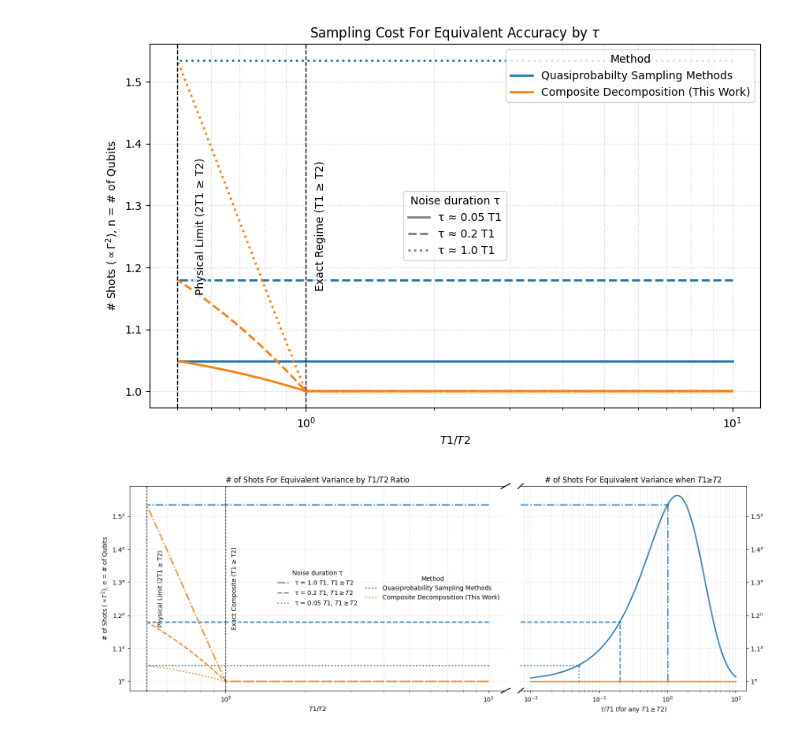
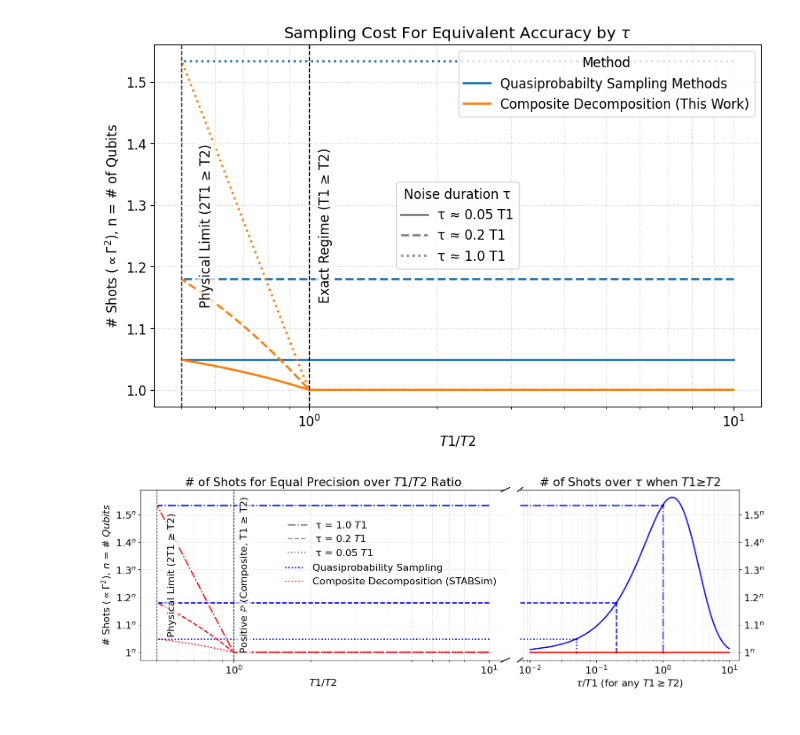
Before and after one commit to pnnl/NWQ-Sim, a Jupyter notebook: stabilizer/damping_work/variance.ipynb, the cells around one changed output. Saved outputs shown, nothing was run; the diff lists cells and outputs as text; code cells hidden in the pictures.

```diff
--- a/stabilizer/damping_work/variance.ipynb
+++ b/stabilizer/damping_work/variance.ipynb
@@ -245,8 +245,7 @@ ax.axvline(x=0.5, color='black', linestyle='--', linewidth=1)
 ax.text(
     0.55, 0.5, 'Physical Limit (2T1 ≥ T2)',
     transform=ax.get_xaxis_transform(),  # x in data, y in axes fraction
-    rotation=90, va='center', ha='left',
-    fontsize=10, color='black',
+    rotation=90, va='center', ha='left', color='black',
     bbox=dict(boxstyle='round,pad=0.2', fc='white', ec='none', alpha=0.7)
 )
 
@@ -255,8 +254,7 @@ ax.axvline(x=1, color='black', linestyle='--', linewidth=1)
 ax.text(
     1.05, 0.5, 'Exact Regime (T1 ≥ T2)',
     transform=ax.get_xaxis_transform(),
-    rotation=90, va='center', ha='left',
-    fontsize=10, color='black',
+    rotation=90, va='center', ha='left', color='black',
     bbox=dict(boxstyle='round,pad=0.2', fc='white', ec='none', alpha=0.7)
 )
 
@@ -276,7 +274,7 @@ plt.title(r'Sampling Cost For Equivalent Accuracy by $\tau$')
 plt.grid(True, which='both', linestyle=':', alpha=0.6)
 plt.show()
 # %% [output]
-[figure, old version]
+[figure, new version]
 # %%
 import numpy as np
 import matplotlib.pyplot as plt
@@ -312,37 +310,43 @@ for tau in taus_dense:
     curve_stab_tau.append(overhead(q2)**2)
 
 # Figure with two panels
-fig = plt.figure(figsize=(18,6))
+fig = plt.figure(figsize=(20,5))
 gs = GridSpec(1, 2, width_ratios=[2.0, 1.2], wspace=0.05)
 axL = fig.add_subplot(gs[0])
 axR = fig.add_subplot(gs[1], sharey=axL)
 
 # Left: T1/T2 curves (methods by color, τ by linestyle)
-linestyles = [ ':', '--', '-.']
-colors = {'quasi': '#1f77b4', 'stab': '#ff7f0e'}
+linestyles = [ ':', '--', '-.', '-']
+colors = {'quasi': "#0000ff", 'stab': "#ff0000"}
 for i, tau in enumerate(taus):
     ls = linestyles[i % len(linestyles)]
     axL.plot(T1/T2, quasi[i], linestyle=ls, color=colors['quasi'], linewidth=2,
-             label='Quasiprobability Sampling Methods' if i == 0 else None)
+             label='Quasiprobability Sampling' if i == 0 else None)
     axL.plot(T1/T2, stab[i],  linestyle=ls, color=colors['stab'],  linewidth=2,
-             label='Composite Decomposition (This Work)' if i == 0 else None)
+             label='Composite Decomposition (STABSim)' if i == 0 else None)
 
 
 # Markers at x=0.5 and x=1
 axL.axvline(x=0.5, color='black', linestyle='--', linewidth=1)
 axL.text(0.55, 0.5, 'Physical Limit (2T1 ≥ T2)', transform=axL.get_xaxis_transform(),
-         rotation=90, va='center', ha='left', fontsize=10,
+         rotation=90, va='center', ha='left',
          bbox=dict(boxstyle='round,pad=0.2', fc='white', ec='none', alpha=0.7))
 axL.axvline(x=1, color='black', linestyle='--', linewidth=1)
-axL.text(1.05, 0.5, 'Exact Composite (T1 ≥ T2)', transform=axL.get_xaxis_transform(),
-         rotation=90, va='center', ha='left', fontsize=10,
+axL.text(1.05, 0.5, r'Positive $\mathbb{P}$ (Composite, T1 ≥ T2)', transform=axL.get_xaxis_transform(),
+         rotation=90, va='center', ha='left', backgroundcolor='none',
          bbox=dict(boxstyle='round,pad=0.2', fc='white', ec='none', alpha=0.7))
 
 axL.set_xscale('log')
 axL.set_xlabel(r'$T1/T2$')
-axL.set_ylabel(r'# of Shots ($\propto \Gamma^2$), $n$ = # of Qubits')
+axL.set_ylabel(r'# Shots ($\propto \Gamma^2$), $n$ = # $Qubits$')
 axL.grid(True, which='both', linestyle=':', alpha=0.6)
-leg_methods = axL.legend(loc='center right', title='Method', frameon=False)
+
+leg_methods = axL.legend(
+    loc='center left',
+    bbox_to_anchor=(1.05, 0.5),  # shift right: 1.05 is just beyond the axes
+    title='Method',
+    frameon=False
+)
 
 # Right: τ/T1 curves “expanding from” x=1
 axR.plot(taus_dense/T1_scalar, curve_quasi_tau, color=colors['quasi'], linewidth=2)
@@ -387,37 +391,55 @@ for i, tau in enumerate(taus):
     axR.plot([xR], [yR_quasi], marker='o', ms=3, color=colors['quasi'], zorder=13)
     axR.plot([xR], [yR_stab],  marker='o', ms=3, color=colors['stab'],  zorder=13)
 
 # ...existing code...
 
 # Visual “expansion” effect: break marks and connector from x=1 to right panel left edge
 axL.spines['right'].set_visible(False)
 axR.spines['left'].set_visible(False)
 axR.yaxis.tick_right()
 axR.tick_params(labelleft=False)
 
 d = 0.012
 kwargs = dict(transform=axL.transAxes, color='k', clip_on=False)
 axL.plot((1-d, 1+d), (-d, +d), **kwargs)
 axL.plot((1-d, 1+d), (1-d, 1+d), **kwargs)
 kwargs.update(transform=axR.transAxes)
 axR.plot((-d, +d), (-d, +d), **kwargs)
 axR.plot((-d, +d), (1-d, 1+d), **kwargs)
 
-# τ legend for linestyles (one entry per τ)
+# Method legend (color) - anchor outside to the right
+leg_methods = axL.legend(
+    loc='center right',
+    # bbox_to_anchor=(0,.1),  # push further right so it's outside the plot but inside figure
+    frameon=False
+)
+
+# τ legend (linestyles) - keep inside plot area
 from matplotlib.lines import Line2D
 tau_handles = [
     Line2D([0], [0], color='gray', linestyle=linestyles[i % len(linestyles)], linewidth=2,
-           label=rf'τ = {round(taus[i]/T1_scalar, 2)} $T1$, $T1 \geq T2$')
+           label=rf'τ = {round(taus[i]/T1_scalar, 2)} $T1$')
     for i in range(len(taus))
 ]
-leg_tau = axL.legend(handles=list(reversed(tau_handles)), loc='center', title='Noise duration τ', frameon=False)
+leg_tau = axL.legend(
+    handles=list(reversed(tau_handles)),
+    loc='lower center',
+    bbox_to_anchor=(.52, .55),
+    frameon=False,
+)
+
+# Add the Method legend back so both show
 axL.add_artist(leg_methods)
 axL.yaxis.set_major_formatter(ticker.FuncFormatter(lambda v, pos: rf'{v:g}$^n$'))
-axL.set_title(r'# of Shots For Equivalent Variance by $T1/T2$ Ratio')
-axR.set_title(r'# of Shots For Equivalent Variance when $T1 ≥ T2$')
+axL.set_title(r'# of Shots for Equal Precision over $T1/T2$ Ratio')
+axR.set_title(r'# of Shots over $\tau$ when $T1 ≥ T2$')
+fig.subplots_adjust(right=0.8)
+
+plt.rcParams.update({'font.size': 16})
+
 
 
 # fig.suptitle('Sampling Cost: T1/T2 (left) with expansion from Exact Regime into τ/T1 (right)')
-plt.show()
+plt.savefig('sampling_cost_analysis.pdf', dpi=500, bbox_inches='tight')
 # %% [output]
-[figure, old version]
+[figure, new version]
```
Also changed, not shown: parts of 3 cells of this notebook, 4 other files.
